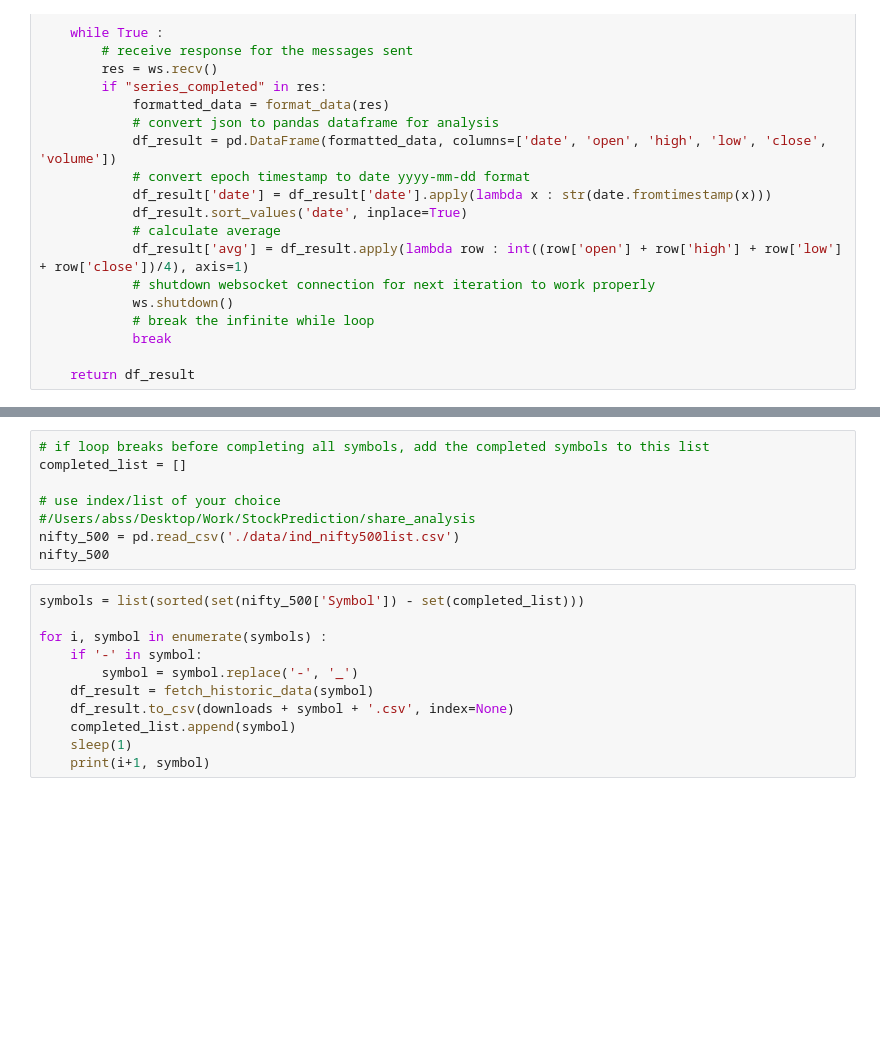
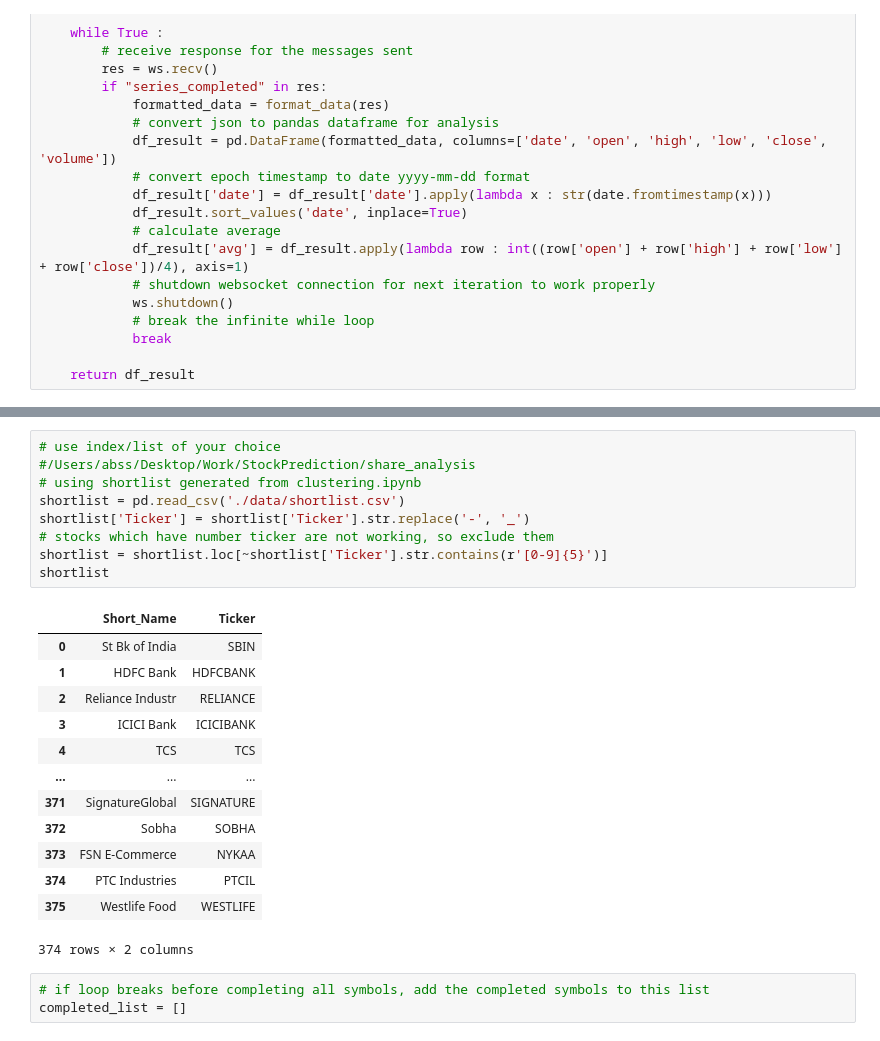
Before and after one commit to p-krishna/share_analysis, a Jupyter notebook: download_tradingview.ipynb, the cells around one changed output, grey strips where cells are left out. Cells and saved outputs as stored; diff of their text form; blank space fills up the shorter version.

```diff
--- a/download_tradingview.ipynb
+++ b/download_tradingview.ipynb
@@ -73,19 +88,26 @@ df_result
 # %%
-# if loop breaks before completing all symbols, add the completed symbols to this list
-completed_list = []
-
 # use index/list of your choice
 #/Users/abss/Desktop/Work/StockPrediction/share_analysis
-nifty_500 = pd.read_csv('./data/ind_nifty500list.csv')
-nifty_500
+# using shortlist generated from clustering.ipynb
+shortlist = pd.read_csv('./data/shortlist.csv')
+shortlist['Ticker'] = shortlist['Ticker'].str.replace('-', '_')
+# stocks which have number ticker are not working, so exclude them
+shortlist = shortlist.loc[~shortlist['Ticker'].str.contains(r'[0-9]{5}')]
+shortlist
+# %% [output]
+|  | Short_Name | Ticker |
+| 0 | St Bk of India | SBIN |
+| 1 | HDFC Bank | HDFCBANK |
+| 2 | Reliance Industr | RELIANCE |
+| 3 | ICICI Bank | ICICIBANK |
+| 4 | TCS | TCS |
+| ... | ... | ... |
+| 371 | SignatureGlobal | SIGNATURE |
+| 372 | Sobha | SOBHA |
+| 373 | FSN E-Commerce | NYKAA |
+| 374 | PTC Industries | PTCIL |
+| 375 | Westlife Food | WESTLIFE |
+374 rows × 2 columns
-# %%
-symbols = list(sorted(set(nifty_500['Symbol']) - set(completed_list)))
-
-for i, symbol in enumerate(symbols) :
-    if '-' in symbol:
-        symbol = symbol.replace('-', '_')
-    df_result = fetch_historic_data(symbol)
-    df_result.to_csv(downloads + symbol + '.csv', index=None)
-    completed_list.append(symbol)
-    sleep(1)
-    print(i+1, symbol)
+# %%
+# if loop breaks before completing all symbols, add the completed symbols to this list
+completed_list = []
```
Also changed, not shown: parts of 6 cells of this notebook, 3 other files.
